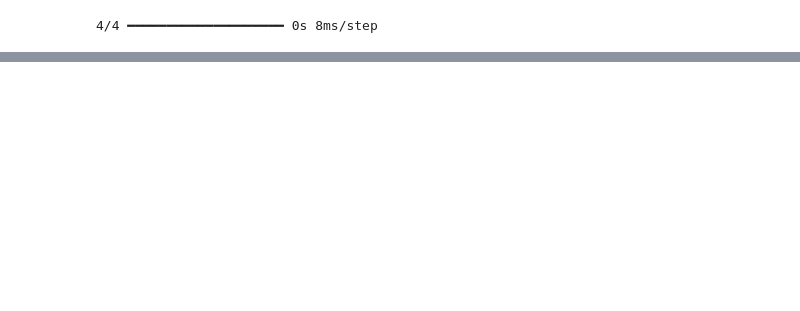
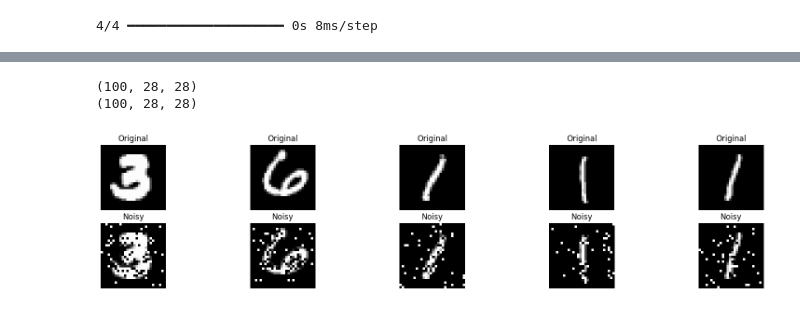
Before and after one commit to Disha7635/reliability-of-ml-model, a Jupyter notebook: digit_recog_cnn.ipynb, the cells around one changed output, grey strips where cells are left out. Drawn from its saved outputs; the diff is of its cells as text; code cells hidden in the pictures; blank space fills up the shorter version.

```diff
--- a/digit_recog_cnn.ipynb
+++ b/digit_recog_cnn.ipynb
@@ -214,0 +209,45 @@ accuracy_score(y_test[100:200],y_pred)
+# %%
+def add_loss_mixed(image, num_dots=100):
+    noisy_image = image.copy()
+    # plt.imshow(noisy_image)
+    noisy_image*=255
+    # print(noisy_image)
+    for _ in range(math.floor(num_dots/2)):
+        x = np.random.randint(0, image.shape[0])
+        y = np.random.randint(0, image.shape[1])
+        noisy_image[x, y] = 255
+    cnt=0
+    for _ in range(200):
+        i = np.random.randint(0, image.shape[0])
+        j = np.random.randint(0, image.shape[1])
+        if noisy_image[i,j]>=128:
+            noisy_image[i, j] = 0
+            cnt=cnt+1
+            if cnt==num_dots/2:
+                noisy_image=noisy_image/255
+                return noisy_image
+    noisy_image=noisy_image/255
+    return noisy_image
+
+# Sample images from the dataset
+sample_images = x_test[200:300]
+print(sample_images.shape)
+# Add noise to the sampled images
+noisy_images = np.array([add_loss_mixed(img) for img in sample_images])
+print(noisy_images.shape)
+
+fig, axes = plt.subplots(2, 5, figsize=(20, 4))
+for i in range(5):
+    axes[0, i].imshow(sample_images[i], cmap='gray')
+    axes[0, i].set_title('Original')
+    axes[0, i].axis('off')
+
+    axes[1, i].imshow(noisy_images[i], cmap='gray')
+    axes[1, i].set_title('Noisy')
+    axes[1, i].axis('off')
+
+plt.show()
+# %% [output]
+(100, 28, 28)
+(100, 28, 28)
+[figure, added]
```
Also changed, not shown: parts of 19 cells of this notebook.
